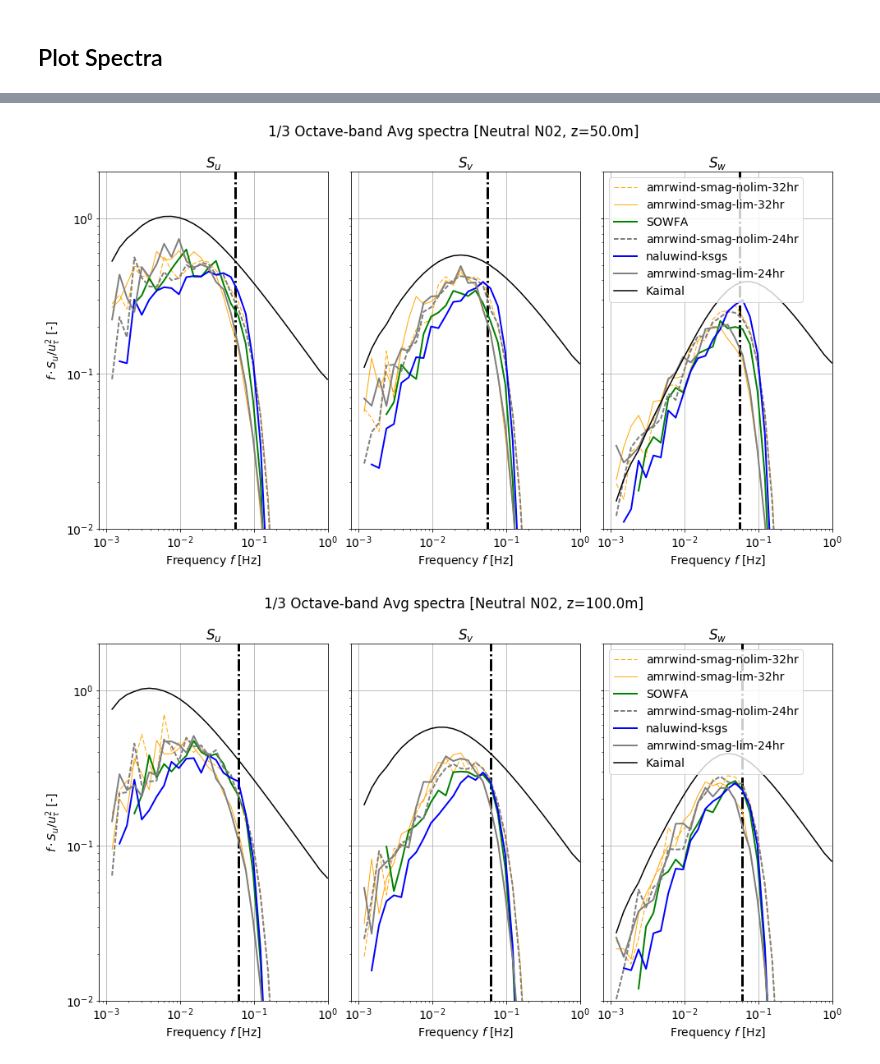
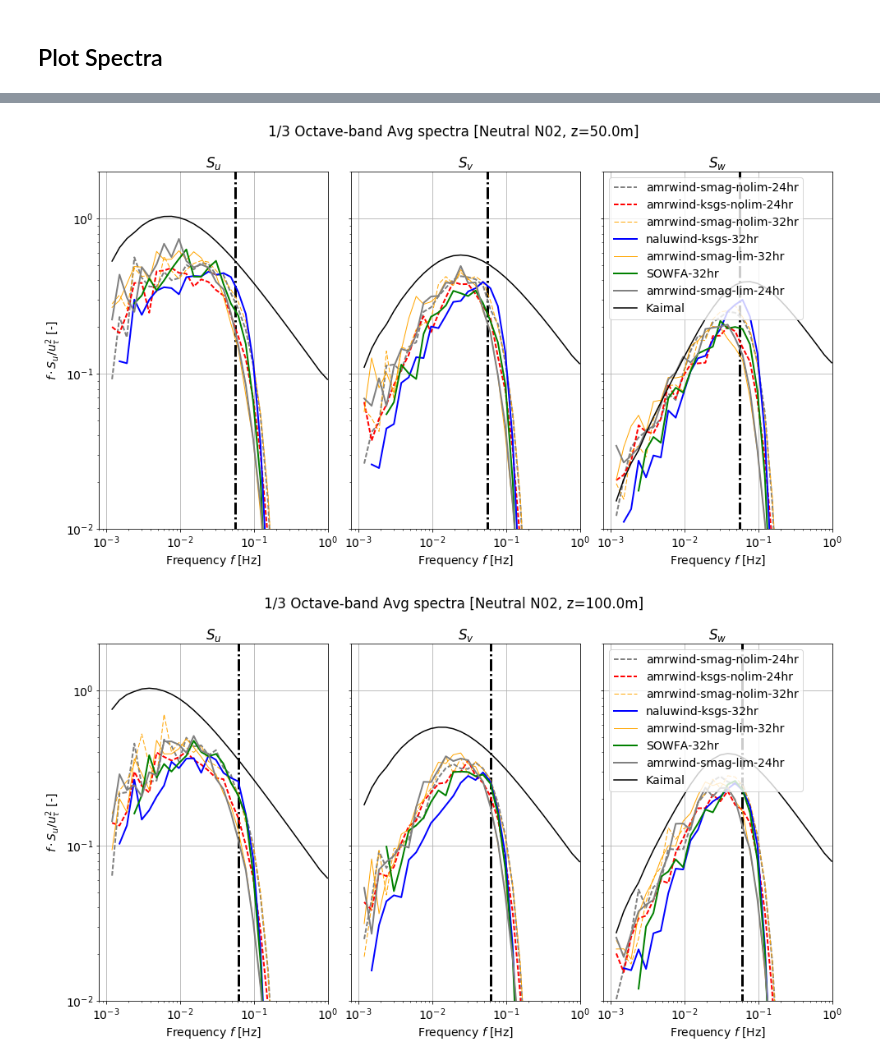
Before and after one commit to Exawind/wind-energy, a Jupyter notebook: Pedersen_N02/compareRuns_n02_amrwind24hr.ipynb, the cells around one changed output, grey strips where cells are left out. Drawn from its saved outputs; the diff is of its cells as text; code cells hidden in the pictures.

Commit message:
Added 24hr results for AmrWind_KSGS_NoLim

```diff
--- a/Pedersen_N02/compareRuns_n02_amrwind24hr.ipynb
+++ b/Pedersen_N02/compareRuns_n02_amrwind24hr.ipynb
@@ -21,28 +21,30 @@ import matplotlib.pyplot as plt
 l_cases = {
     #'amrwind-ksgs-lim':   load_data.AMRWindStats('AmrWind'),
     #'naluwind-smag':      load_data.NaluWindStats('NaluWindRun02'),
-    'naluwind-ksgs':      load_data.NaluWindStats('NaluWindRun03'),
-    'Pedersen:2014':      load_data.PedersonData('pedersen2014_data'),
-    'SOWFA':              load_data.NaluWindStats('SOWFA'),
+    'naluwind-ksgs-32hr':      load_data.NaluWindStats('NaluWindRun03'),
+    'Pedersen:2014':           load_data.PedersonData('pedersen2014_data'),
+    'SOWFA-32hr':              load_data.NaluWindStats('SOWFA'),
     #'amrwind-ksgs-nolim': load_data.AMRWind2Stats('AmrWind_KSGS_NoLim'),
     'amrwind-smag-lim-32hr':   load_data.AMRWind2Stats('AmrWind_Smag_Lim'),
     'amrwind-smag-nolim-32hr': load_data.AMRWind2Stats('AmrWind_Smag_NoLim'),
     'amrwind-smag-lim-24hr':   load_data.AMRWind2Stats('AmrWind_Smag_Lim_24hr'),
     'amrwind-smag-nolim-24hr': load_data.AMRWind2Stats('AmrWind_Smag_NoLim_24hr'),
+    'amrwind-ksgs-nolim-24hr': load_data.AMRWind2Stats('AmrWind_KSGS_NoLim_24hr'),
     }
 
 # What kind of line styles to use in the plots
 styles = {
-    'amrwind-ksgs-lim':     {'color':'r',         'lw':2, 'ls':'-',  'plotspectra':True},
+#   'amrwind-ksgs-lim':     {'color':'r',         'lw':2, 'ls':'-',  'plotspectra':True},
 #    'naluwind-smag': {'color':'c', 'lw':1, 'ls':'-', 'plotspectra':True},
-    'naluwind-ksgs':        {'color':'b',         'lw':2, 'ls':'-',  'plotspectra':True},
+    'naluwind-ksgs-32hr':        {'color':'b',         'lw':2, 'ls':'-',  'plotspectra':True},
     'Pedersen:2014':        {'color':'k',         'lw':3, 'ls':'-',  'plotspectra':False},
-    'SOWFA':                {'color':'g',         'lw':2, 'ls':'-',  'plotspectra':True},
-    'amrwind-ksgs-nolim':   {'color':'r',         'lw':2, 'ls':'--', 'plotspectra':True},
+    'SOWFA-32hr':                {'color':'g',         'lw':2, 'ls':'-',  'plotspectra':True},
+#    'amrwind-ksgs-nolim':   {'color':'r',         'lw':2, 'ls':'--', 'plotspectra':True},
     'amrwind-smag-lim-32hr':     {'color':'orange',    'lw':1, 'ls':'-',  'plotspectra':True},
     'amrwind-smag-nolim-32hr':   {'color':'orange',    'lw':1, 'ls':'--', 'plotspectra':True},
     'amrwind-smag-lim-24hr':     {'color':'gray',    'lw':2, 'ls':'-',  'plotspectra':True},
     'amrwind-smag-nolim-24hr':   {'color':'gray',    'lw':2, 'ls':'--', 'plotspectra':True},
+    'amrwind-ksgs-nolim-24hr':   {'color':'r',       'lw':2, 'ls':'--', 'plotspectra':True},
 }
 
 deltaX=3000.0/288         # Grid spacing
@@ -155,11 +157,11 @@ lw=0.5
 Nband = 3     # Average over 1/Nband Octave bands
 
 # Loop over all heights
-for i, z in enumerate(l_cases['naluwind-ksgs'].ps_data['z']):
+for i, z in enumerate(l_cases['naluwind-ksgs-32hr'].ps_data['z']):
     fig, axs = plt.subplots(1,3,figsize=(16,8),sharey=True)
 
     # Compute maximum resolvable frequency
-    hvelmag = l_cases['naluwind-ksgs'].interp_hvelmag(z)
+    hvelmag = l_cases['naluwind-ksgs-32hr'].interp_hvelmag(z)
     fmax = 0.6*hvelmag/(8*deltaX)
 
     # Plot each case
@@ -208,2 +210,2 @@ for i, z in enumerate(l_cases['naluwind-ksgs'].ps_data['z']):
-[figure, old version]
+[figure, new version]
-[figure, old version]
+[figure, new version]
```
Also changed, not shown: parts of 5 cells of this notebook, 4 other files.
